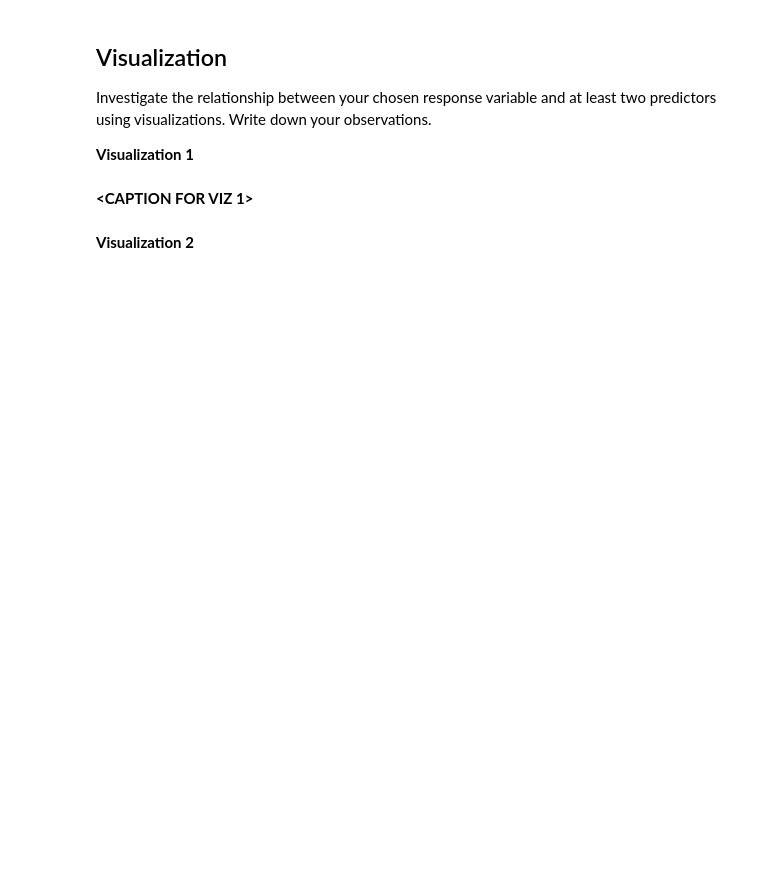
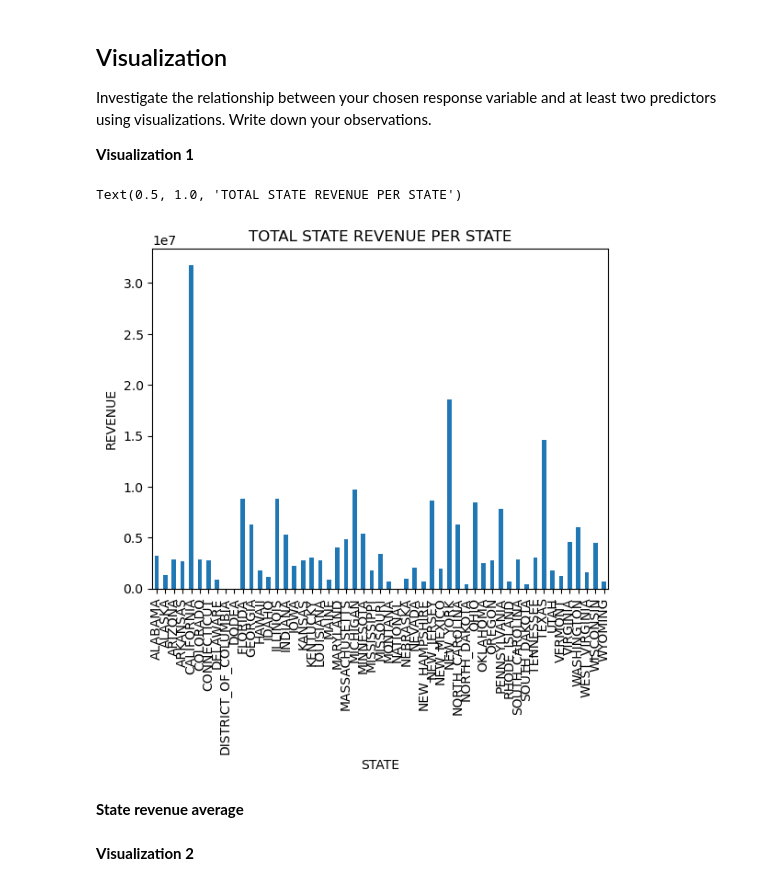
Before and after one commit to blankdotnoah/MDST-Tutorial, a Jupyter notebook: tutorial1/checkpoint1.ipynb, the cells around one changed output. Drawn from its saved outputs; the diff is of its cells as text; code cells hidden in the pictures; blank space fills up the shorter version.

```diff
--- a/tutorial1/checkpoint1.ipynb
+++ b/tutorial1/checkpoint1.ipynb
@@ -67,6 +67,8 @@ df.rename({
     'ENROLL':'ENROLL_ALL_EST'
     },
     axis=1,inplace=True)
+
+df.dropna(subset=['AVG_READING_4_SCORE'], inplace=True)
 # %% [markdown]
 <h2>Exploratory Data Analysis (EDA) </h2>
 # %% [markdown]
@@ -118,0 +162,2 @@ Feature engineering justification: **<BRIEFLY DESCRIBE WHY YOU MADE THE CHANGES
+# %%
+df["STATE_REVENUE_PER_STATE_STUDENT"] = df["STATE_REVENUE"]/df.groupby('STATE')["ENROLL_ALL"].mean()
@@ -122,7 +169,14 @@ Feature engineering justification: **<BRIEFLY DESCRIBE WHY YOU MADE THE CHANGES
 Investigate the relationship between your chosen response variable and at least two predictors using visualizations. Write down your observations.
 
 **Visualization 1**
-# %% [markdown]
-**<CAPTION FOR VIZ 1>**
+# %%
+df.groupby('STATE')["STATE_REVENUE"].mean().plot.bar()
+plt.ylabel('REVENUE')
+plt.title('TOTAL STATE REVENUE PER STATE')
+# %% [output]
+Text(0.5, 1.0, 'TOTAL STATE REVENUE PER STATE')
+[figure, added]
+# %% [markdown]
+**State revenue average**
 # %% [markdown]
 **Visualization 2**
```
Also changed, not shown: parts of 20 cells of this notebook, 1 other file.
